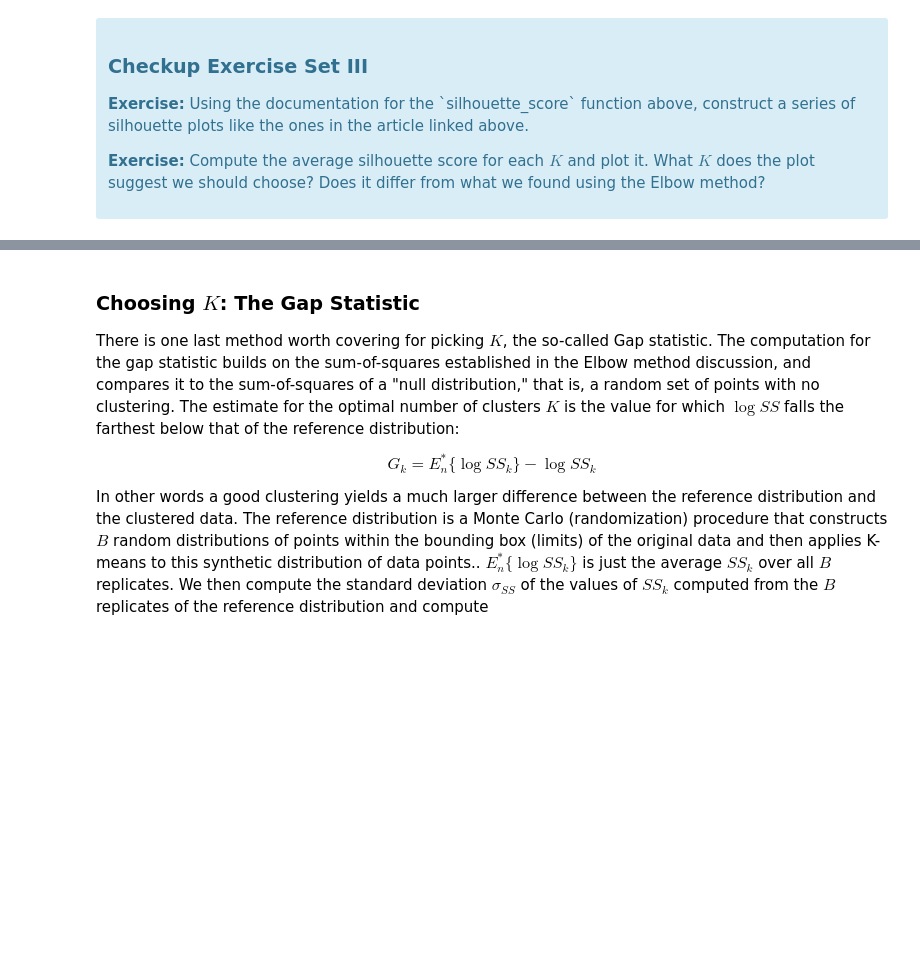
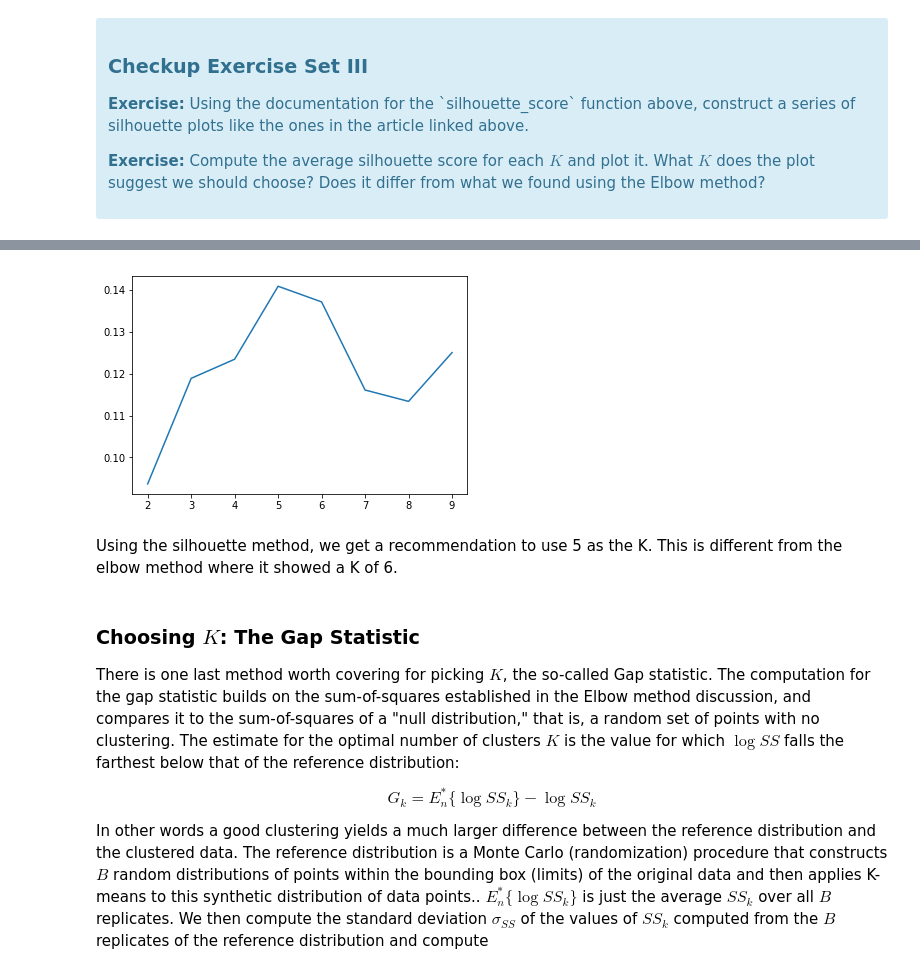
Before and after one commit to ohmgmatt/Springboard, a Jupyter notebook: mini_projects_ml/clustering/Mini_Project_Clustering.ipynb, the cells around one changed output, grey strips where cells are left out. Saved outputs shown, nothing was run; the diff lists cells and outputs as text; code cells hidden in the pictures; blank space fills up the shorter version.

```diff
--- a/mini_projects_ml/clustering/Mini_Project_Clustering.ipynb
+++ b/mini_projects_ml/clustering/Mini_Project_Clustering.ipynb
@@ -156,3 +251,10 @@ Fortunately, scikit-learn provides a function to compute this for us (phew!) cal
+# %%
+plt.plot(silho_scoring['k'], silho_scoring['sa'])
+plt.show()
+# %% [output]
+[figure, added]
+# %% [markdown]
+Using the silhouette method, we get a recommendation to use 5 as the K. This is different from the elbow method where it showed a K of 6.
 # %% [markdown]
 ### Choosing $K$: The Gap Statistic
 
```
Also changed, not shown: parts of 42 cells of this notebook.
